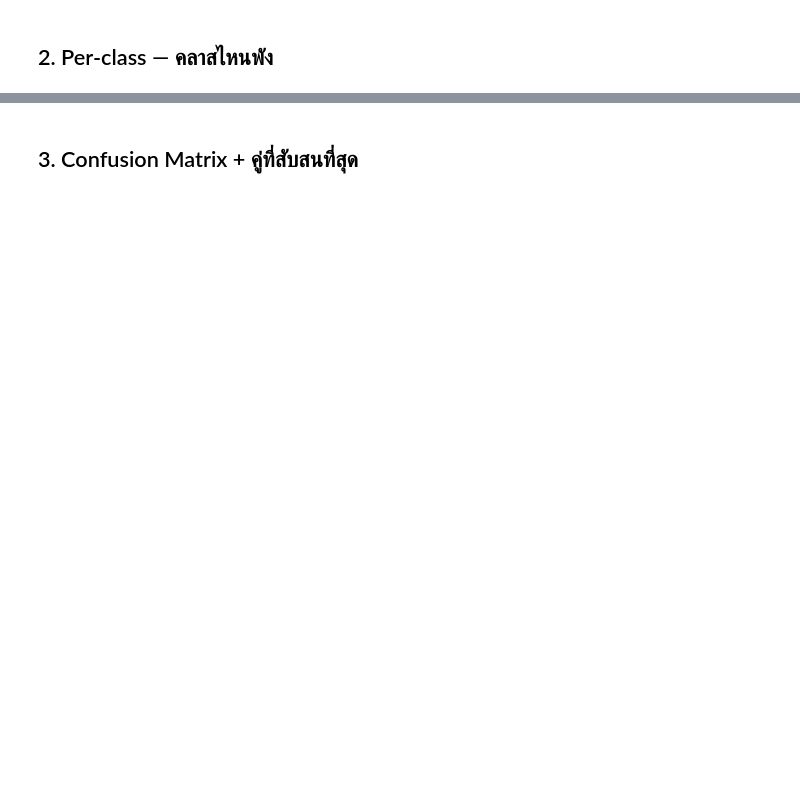
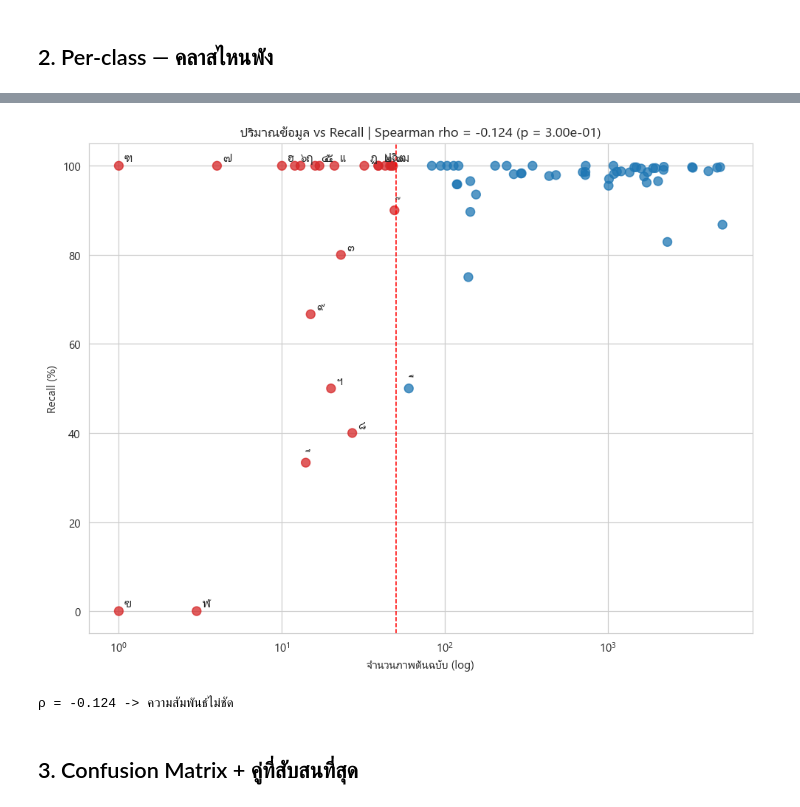
Before and after one commit to AungMoonLord/DL-in-Medical-Image-Project-1, a Jupyter notebook: Solution 1 (AUNG + BAM)/AUNG/thai-char-cnn/notebooks/02_error_analysis.ipynb, the cells around one changed output, grey strips where cells are left out. Cells and saved outputs as stored; diff of their text form; code cells hidden in the pictures; blank space fills up the shorter version.

```diff
--- a/Solution 1 (AUNG + BAM)/AUNG/thai-char-cnn/notebooks/02_error_analysis.ipynb
+++ b/Solution 1 (AUNG + BAM)/AUNG/thai-char-cnn/notebooks/02_error_analysis.ipynb
@@ -141,20 +191,23 @@ fig.tight_layout(); fig.savefig(FIG_DIR/"err_02_per_class_recall.png", dpi=150);
 # %%
-# พิสูจน์เชิงสถิติว่า "ข้อมูลน้อย → recall ต่ำ" จริงไหม
+# พิสูจน์เชิงสถิติว่า "ข้อมูลน้อย -> recall ต่ำ" จริงไหม
 from scipy.stats import spearmanr
 v = pc[pc["val_support"] > 0]
 rho, p = spearmanr(v["raw_count"], v["recall"])
 
 fig, ax = plt.subplots(figsize=(9,7))
 ax.scatter(v["raw_count"], v["recall"]*100, s=60, alpha=.75,
            c=np.where(v["raw_count"]<50, "#d62728", "#1f77b4"))
 for _, r in v[(v["recall"]<0.7)|(v["raw_count"]<50)].iterrows():
     ax.annotate(r["class"], (r["raw_count"], r["recall"]*100),
                 fontsize=11, xytext=(5,4), textcoords="offset points")
 ax.set_xscale("log"); ax.axvline(50, ls="--", c="red", lw=1)
 ax.set_xlabel("จำนวนภาพต้นฉบับ (log)"); ax.set_ylabel("Recall (%)")
-ax.set_title(f"ปริมาณข้อมูล vs Recall | Spearman ρ = {rho:.3f} (p = {p:.2e})")
+ax.set_title(f"ปริมาณข้อมูล vs Recall | Spearman rho = {rho:.3f} (p = {p:.2e})")
 fig.tight_layout(); fig.savefig(FIG_DIR/"err_03_recall_vs_count.png", dpi=150); plt.show()
-print(f"ρ = {rho:.3f} → {'มีความสัมพันธ์ชัดเจน' if abs(rho)>0.5 else 'ความสัมพันธ์ไม่ชัด'}")
+print(f"ρ = {rho:.3f} -> {'มีความสัมพันธ์ชัดเจน' if abs(rho)>0.5 else 'ความสัมพันธ์ไม่ชัด'}")
+# %% [output]
+[figure, added]
+ρ = -0.124 -> ความสัมพันธ์ไม่ชัด
 # %% [markdown]
 ## 3. Confusion Matrix + คู่ที่สับสนที่สุด
 # %%
```
Also changed, not shown: parts of 19 cells of this notebook.
